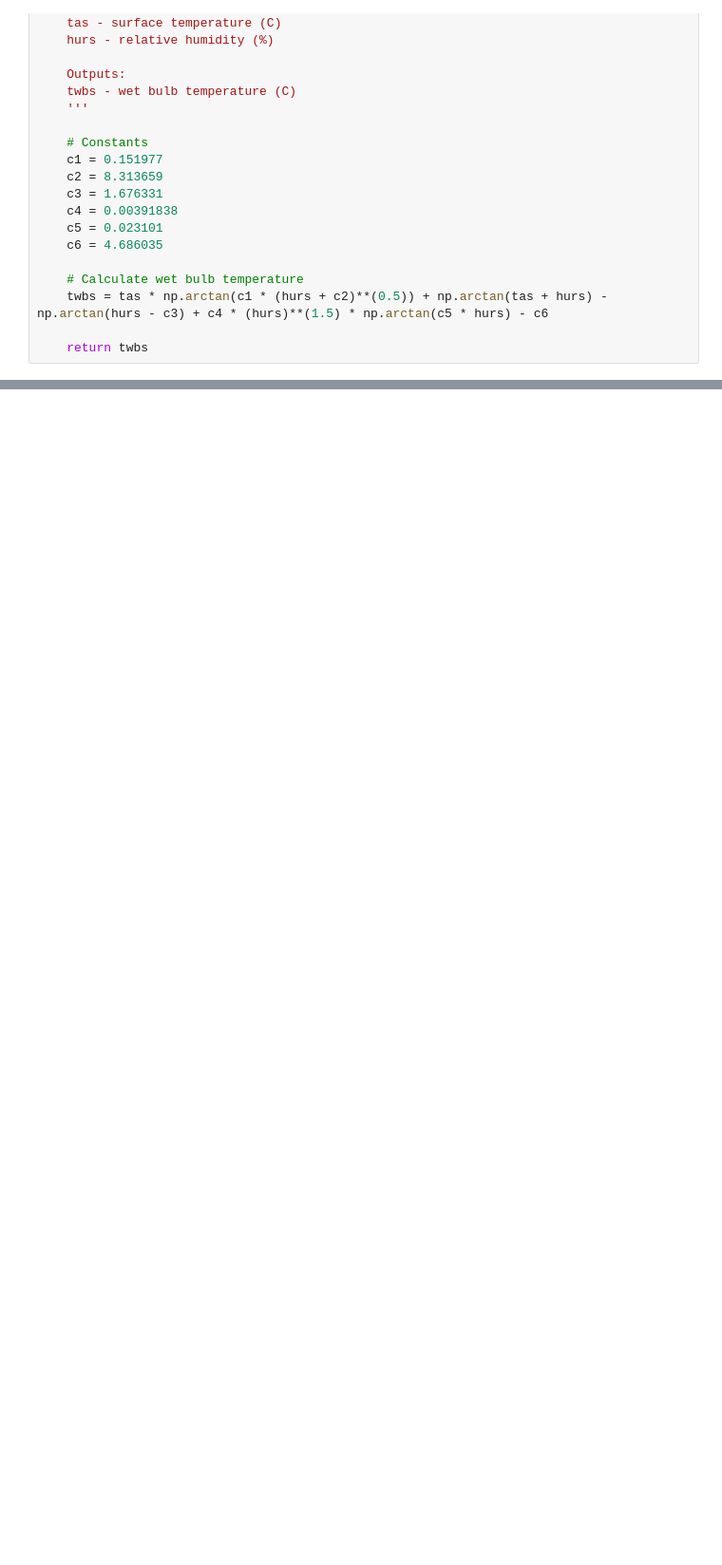
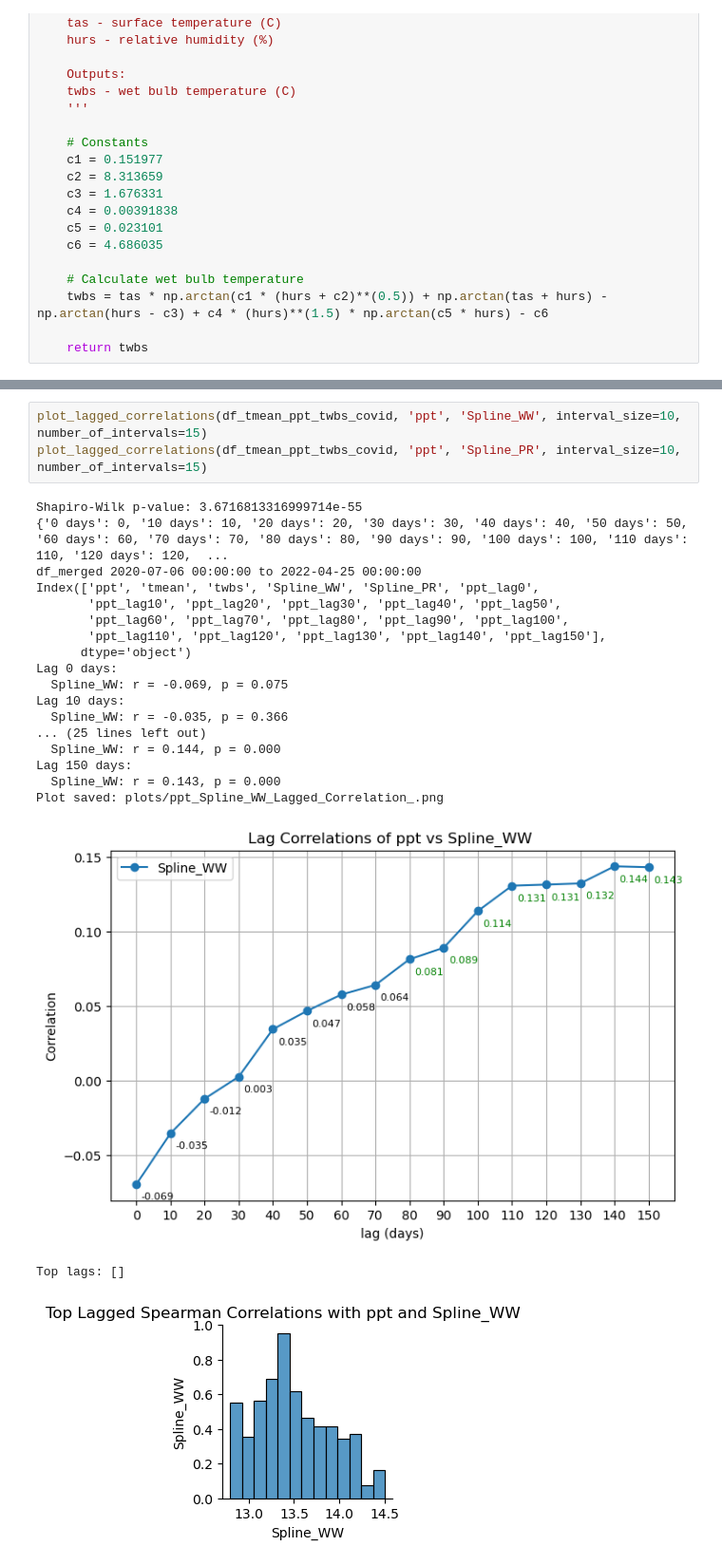
Before and after one commit to sd9616/wastewater, a Jupyter notebook: Daily_PRISM_netcdf_calc_twbs.ipynb, the cells around one changed output, grey strips where cells are left out. Shown at 95% size. Cells and saved outputs as stored; diff of their text form; blank space fills up the shorter version.

```diff
--- a/Daily_PRISM_netcdf_calc_twbs.ipynb
+++ b/Daily_PRISM_netcdf_calc_twbs.ipynb
@@ -896,0 +1059,24 @@ Text(0.5, 1.0, 'Time Series over Harris County')
+# %%
+plot_lagged_correlations(df_tmean_ppt_twbs_covid, 'ppt', 'Spline_WW', interval_size=10, number_of_intervals=15)
+plot_lagged_correlations(df_tmean_ppt_twbs_covid, 'ppt', 'Spline_PR', interval_size=10, number_of_intervals=15)
+# %% [output]
+Shapiro-Wilk p-value: 3.6716813316999714e-55
+{'0 days': 0, '10 days': 10, '20 days': 20, '30 days': 30, '40 days': 40, '50 days': 50, '60 days': 60, '70 days': 70, '80 days': 80, '90 days': 90, '100 days': 100, '110 days': 110, '120 days': 120,  ...
+df_merged 2020-07-06 00:00:00 to 2022-04-25 00:00:00
+Index(['ppt', 'tmean', 'twbs', 'Spline_WW', 'Spline_PR', 'ppt_lag0',
+       'ppt_lag10', 'ppt_lag20', 'ppt_lag30', 'ppt_lag40', 'ppt_lag50',
+       'ppt_lag60', 'ppt_lag70', 'ppt_lag80', 'ppt_lag90', 'ppt_lag100',
+       'ppt_lag110', 'ppt_lag120', 'ppt_lag130', 'ppt_lag140', 'ppt_lag150'],
+      dtype='object')
+Lag 0 days:
+  Spline_WW: r = -0.069, p = 0.075
+Lag 10 days:
+  Spline_WW: r = -0.035, p = 0.366
+... (25 lines left out)
+  Spline_WW: r = 0.144, p = 0.000
+Lag 150 days:
+  Spline_WW: r = 0.143, p = 0.000
+Plot saved: plots/ppt_Spline_WW_Lagged_Correlation_.png
+[figure, added]
+Top lags: []
+[figure, added]
```
Also changed, not shown: parts of 37 cells of this notebook, 1 other file.
